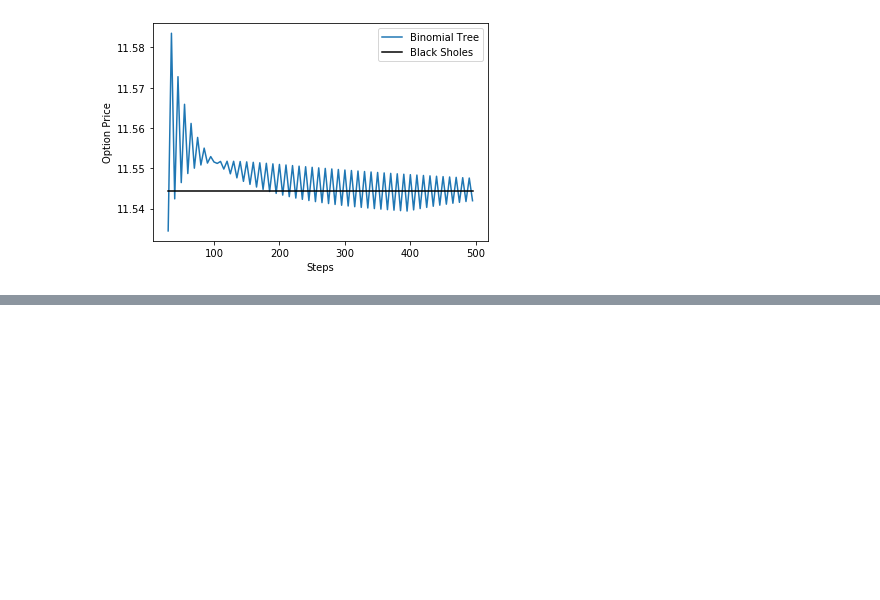
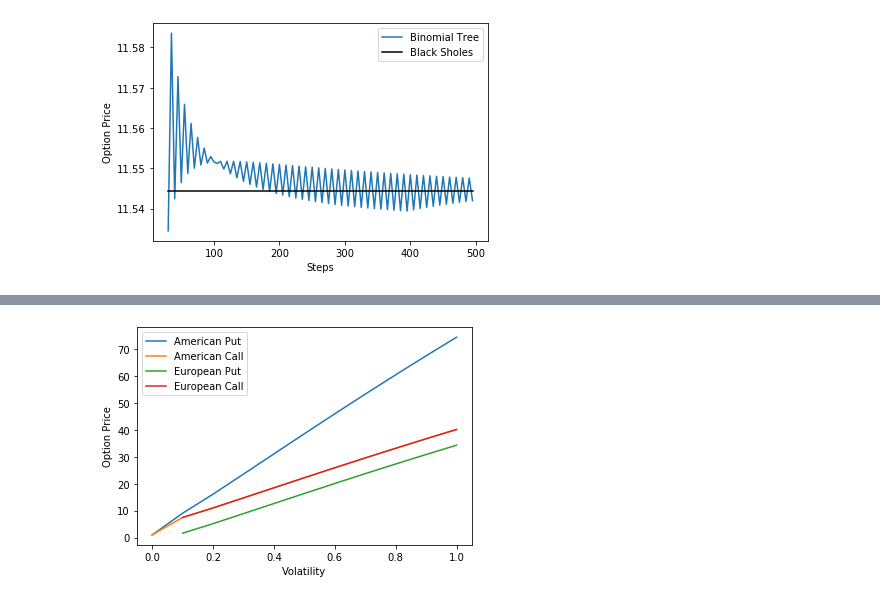
Before and after one commit to DaanMoll/ComputationalFinance, a Jupyter notebook: main.ipynb, the cells around one changed output, grey strips where cells are left out. Drawn from its saved outputs; the diff is of its cells as text; code cells hidden in the pictures; blank space fills up the shorter version.

```diff
--- a/main.ipynb
+++ b/main.ipynb
@@ -153,0 +154,20 @@ plot_volatility()
+# %%
+def plot_variety():
+    a_put = []
+    a_call = []
+    e_put = []
+    e_call = []
+    sigmas = []
+    for sigma in np.linspace(0,1,11):
+        a_put.append(binomialTree(S, sigma, T, N, r, K,option_type='Put', origin = 'American'))
+        a_call.append(binomialTree(S, sigma, T, N, r, K,option_type='Call', origin = 'American'))
+        e_put.append(binomialTree(S, sigma, T, N, r, K,option_type='Put', origin = 'European'))
+        e_call.append(binomialTree(S, sigma, T, N, r, K,option_type='Call', origin = 'European'))
+        sigmas.append(sigma)
+    plt.plot(sigmas,a_put, label='American Put')
+    plt.plot(sigmas,a_call, label='American Call')
+    plt.plot(sigmas,e_put, label='European Put')
+    plt.plot(sigmas,e_call, label='European Call')
+    plt.xlabel('Volatility')
+    plt.ylabel('Option Price')
+    plt.legend()
@@ -153,0 +182,4 @@ plot_volatility()
+# %%
+plot_variety()
+# %% [output]
+[figure, added]
```
Also changed, not shown: parts of 4 cells of this notebook.
